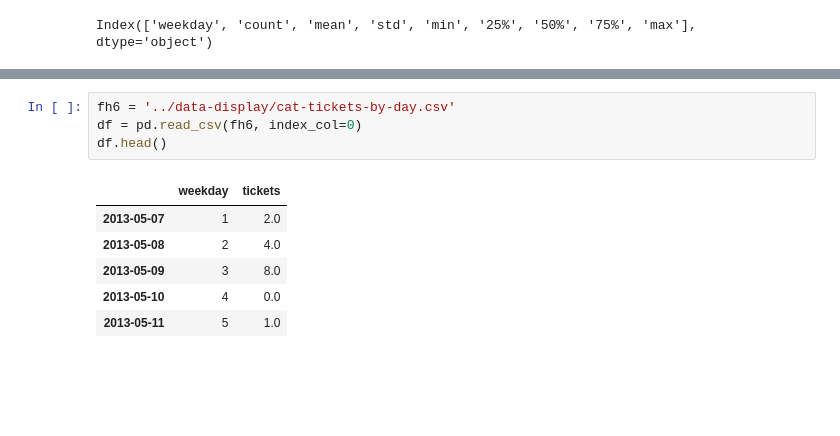
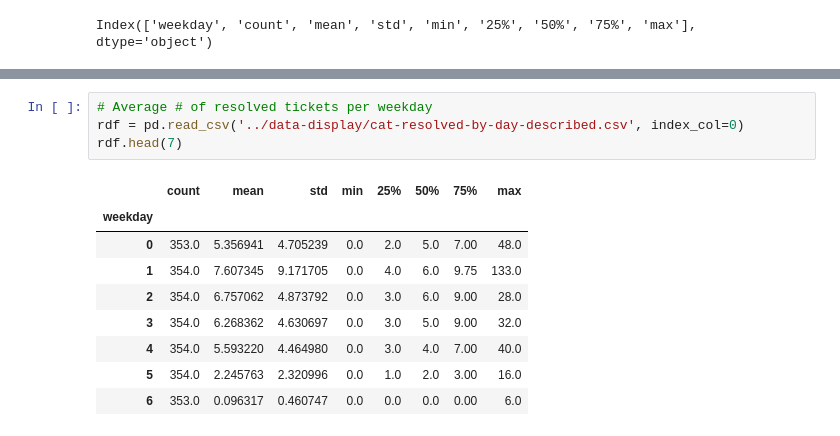
Before and after one commit to BookOps-CAT/tickets-analysis, a Jupyter notebook: notebooks/charts.ipynb, the cells around one changed output, grey strips where cells are left out. Drawn from its saved outputs; the diff is of its cells as text; blank space fills up the shorter version.

Commit message:
resolved vs issued

```diff
--- a/notebooks/charts.ipynb
+++ b/notebooks/charts.ipynb
@@ -111,11 +173,14 @@ fig.show()
 # %%
-fh6 = '../data-display/cat-tickets-by-day.csv'
-df = pd.read_csv(fh6, index_col=0)
-df.head()
+# Average # of resolved tickets per weekday
+rdf = pd.read_csv('../data-display/cat-resolved-by-day-described.csv', index_col=0)
+rdf.head(7)
 # %% [output]
-|  | weekday | tickets |
-| 2013-05-07 | 1 | 2.0 |
-| 2013-05-08 | 2 | 4.0 |
-| 2013-05-09 | 3 | 8.0 |
-| 2013-05-10 | 4 | 0.0 |
-| 2013-05-11 | 5 | 1.0 |
+|  | count | mean | std | min | 25% | 50% | 75% | max |
+| weekday |  |  |  |  |  |  |  |  |
+| 0 | 353.0 | 5.356941 | 4.705239 | 0.0 | 2.0 | 5.0 | 7.00 | 48.0 |
+| 1 | 354.0 | 7.607345 | 9.171705 | 0.0 | 4.0 | 6.0 | 9.75 | 133.0 |
+| 2 | 354.0 | 6.757062 | 4.873792 | 0.0 | 3.0 | 6.0 | 9.00 | 28.0 |
+| 3 | 354.0 | 6.268362 | 4.630697 | 0.0 | 3.0 | 5.0 | 9.00 | 32.0 |
+| 4 | 354.0 | 5.593220 | 4.464980 | 0.0 | 3.0 | 4.0 | 7.00 | 40.0 |
+| 5 | 354.0 | 2.245763 | 2.320996 | 0.0 | 1.0 | 2.0 | 3.00 | 16.0 |
+| 6 | 353.0 | 0.096317 | 0.460747 | 0.0 | 0.0 | 0.0 | 0.00 | 6.0 |
```
Also changed, not shown: parts of 14 cells of this notebook, 1 other file.
